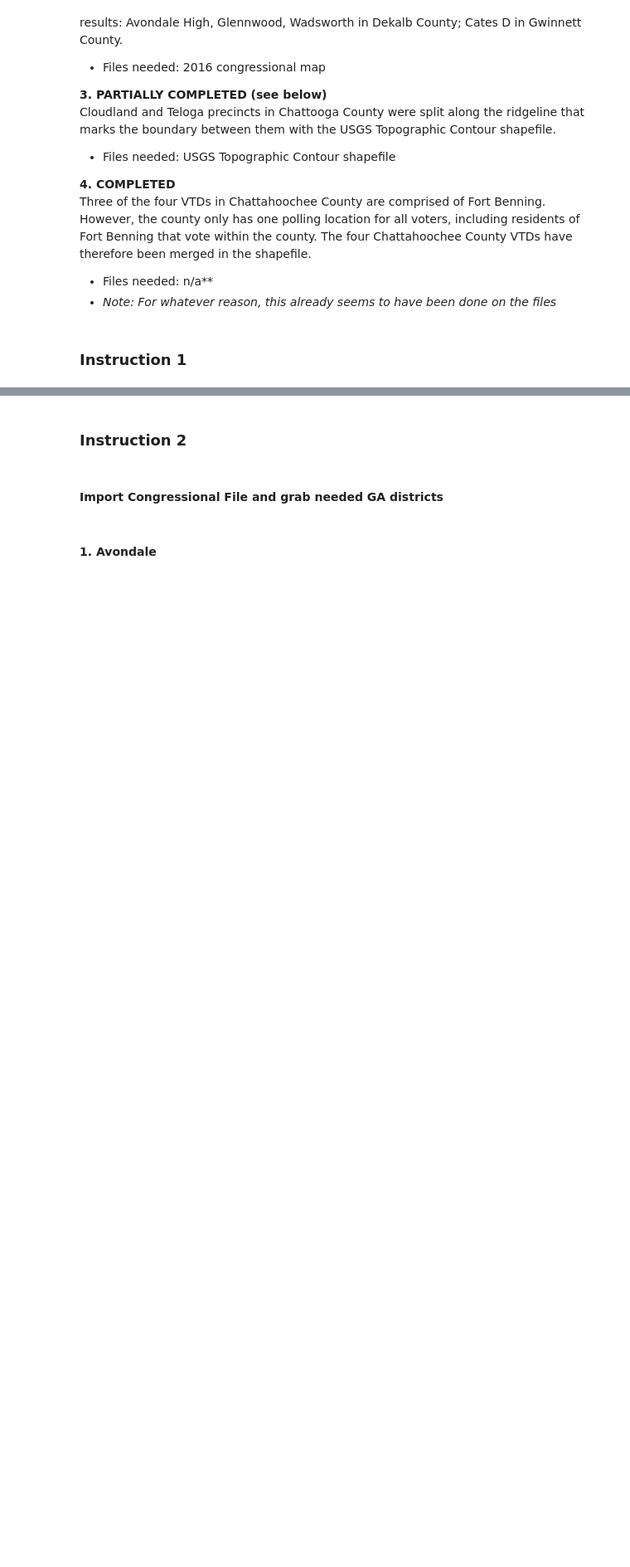
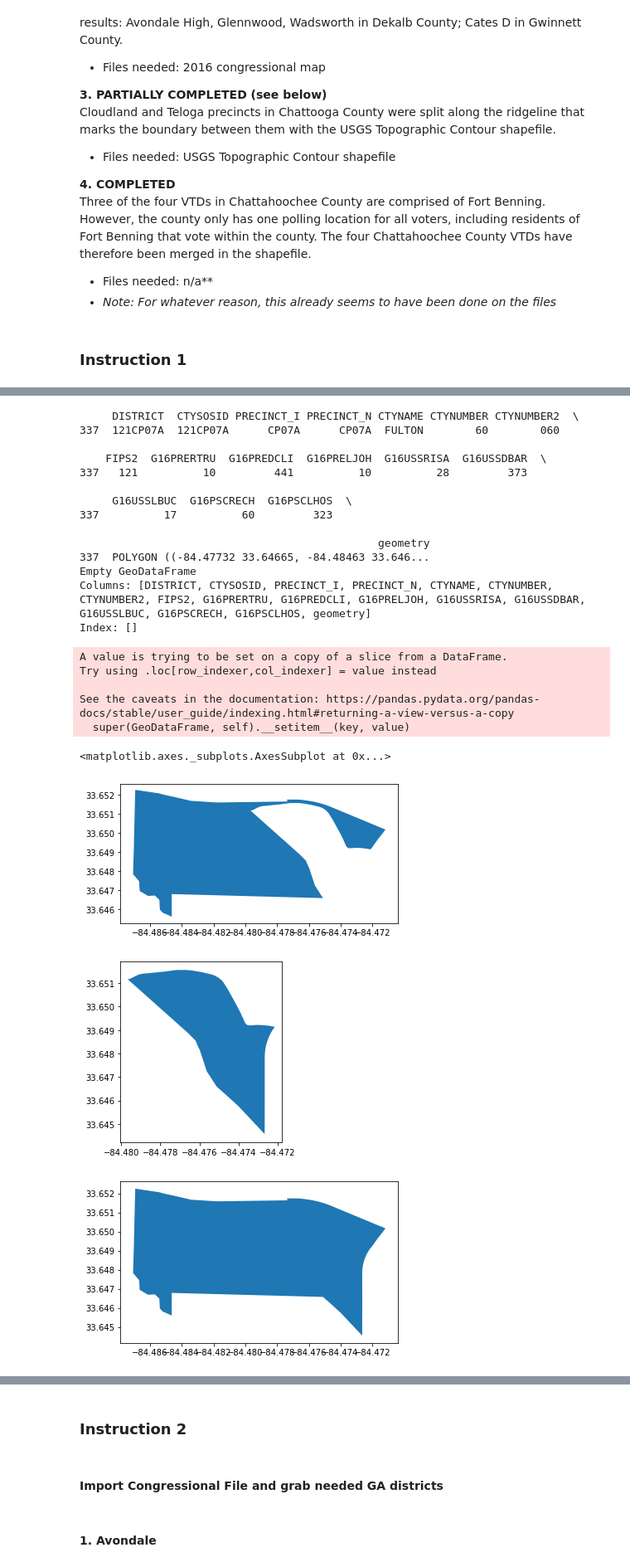
Before and after one commit to nonpartisan-redistricting-datahub/pdv-ga, a Jupyter notebook: vest-ga-2016/VEST_GA_16_replication.ipynb, the cells around one changed output, grey strips where cells are left out. Shown at 83% size. Drawn from its saved outputs; the diff is of its cells as text; code cells hidden in the pictures; blank space fills up the shorter version.

```diff
--- a/vest-ga-2016/VEST_GA_16_replication.ipynb
+++ b/vest-ga-2016/VEST_GA_16_replication.ipynb
@@ -330,0 +343,44 @@ print(medsl_final[medsl_final["county_prec"].str[0:3]=="121"])
+# %%
+#Merge Precincts CP07A/CP07D
+print(vest_ga[vest_ga["DISTRICT"]=="121CP07A"])
+print(vest_ga[vest_ga["DISTRICT"]=="121CP07D"])
+
+#New name should be CP07A
+shape_fort = fulton_precincts.loc[fulton_precincts["county_prec"]=="121CP07A"]
+shape_fort_1 = fulton_precincts.loc[fulton_precincts["county_prec"]=="121CP07D"]
+
+shape_fort.plot()
+shape_fort_1.plot()
+
+drop_index = fulton_precincts[fulton_precincts["county_prec"]=="121CP07D"].index.values[0]
+prec2combine = [shape_fort,shape_fort_1]
+new_fort = gp.GeoDataFrame(pd.concat(prec2combine, ignore_index=True), crs = shape_fort.crs)
+shape_fort["geometry"]=new_fort.unary_union
+fulton_precincts = fulton_precincts.drop([drop_index])
+
+shape_fort.plot()
+vest_ga[vest_ga["DISTRICT"]=="121CP07A"].plot()
+# %% [output]
+     DISTRICT  CTYSOSID PRECINCT_I PRECINCT_N CTYNAME CTYNUMBER CTYNUMBER2  \
+337  121CP07A  121CP07A      CP07A      CP07A  FULTON        60        060
+
+    FIPS2  G16PRERTRU  G16PREDCLI  G16PRELJOH  G16USSRISA  G16USSDBAR  \
+337   121          10         441          10          28         373
+
+     G16USSLBUC  G16PSCRECH  G16PSCLHOS  \
+337          17          60         323
+
+                                              geometry
+337  POLYGON ((-84.47732 33.64665, -84.48463 33.646...
+Empty GeoDataFrame
+Columns: [DISTRICT, CTYSOSID, PRECINCT_I, PRECINCT_N, CTYNAME, CTYNUMBER, CTYNUMBER2, FIPS2, G16PRERTRU, G16PREDCLI, G16PRELJOH, G16USSRISA, G16USSDBAR, G16USSLBUC, G16PSCRECH, G16PSCLHOS, geometry]
+Index: []
+A value is trying to be set on a copy of a slice from a DataFrame.
+Try using .loc[row_indexer,col_indexer] = value instead
+
+See the caveats in the documentation: https://pandas.pydata.org/pandas-docs/stable/user_guide/indexing.html#returning-a-view-versus-a-copy
+  super(GeoDataFrame, self).__setitem__(key, value)
+<matplotlib.axes._subplots.AxesSubplot at 0x...>
+[figure, added]
+[figure, added]
+[figure, added]
```
Also changed, not shown: parts of 16 cells of this notebook, 1 other file.
